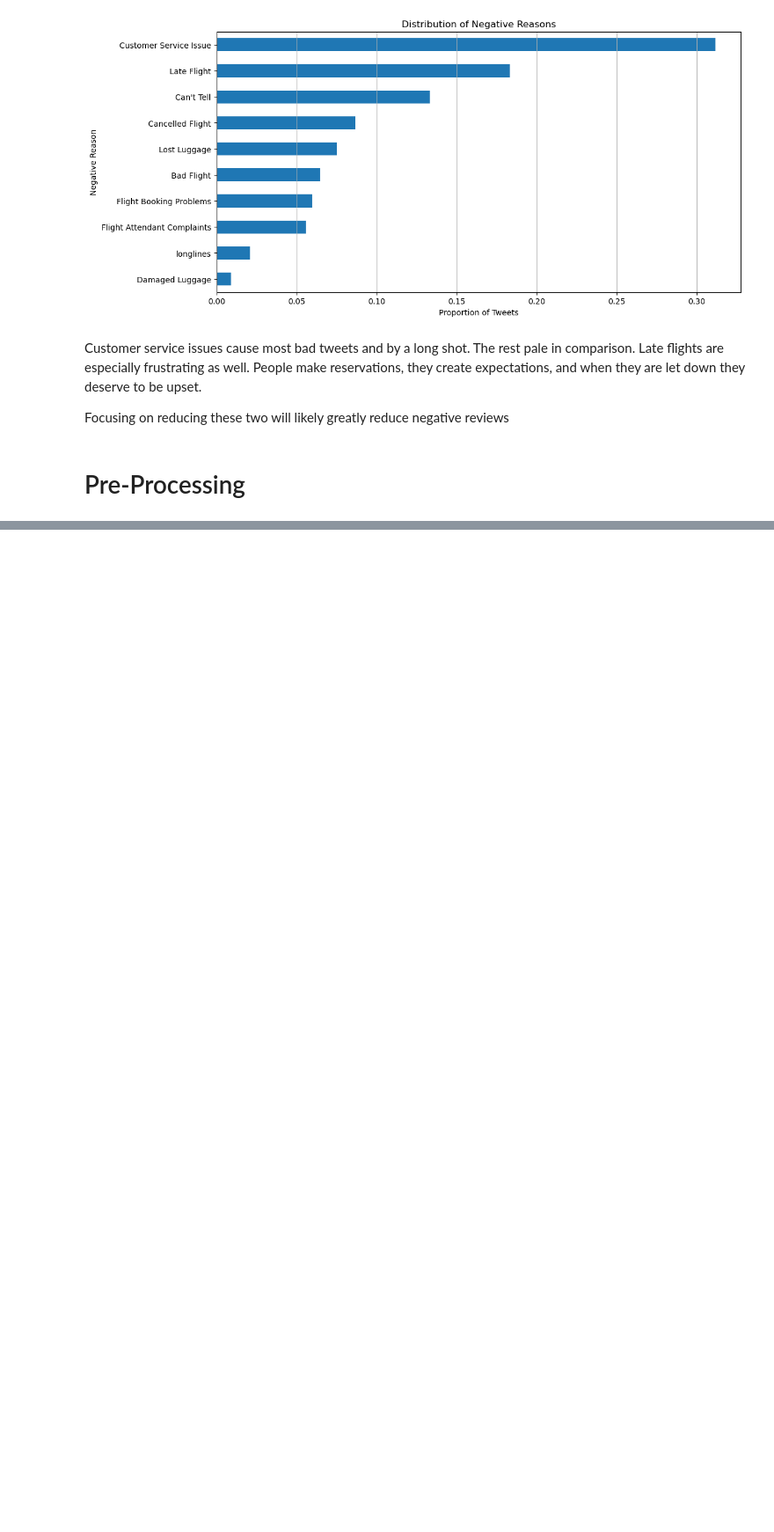
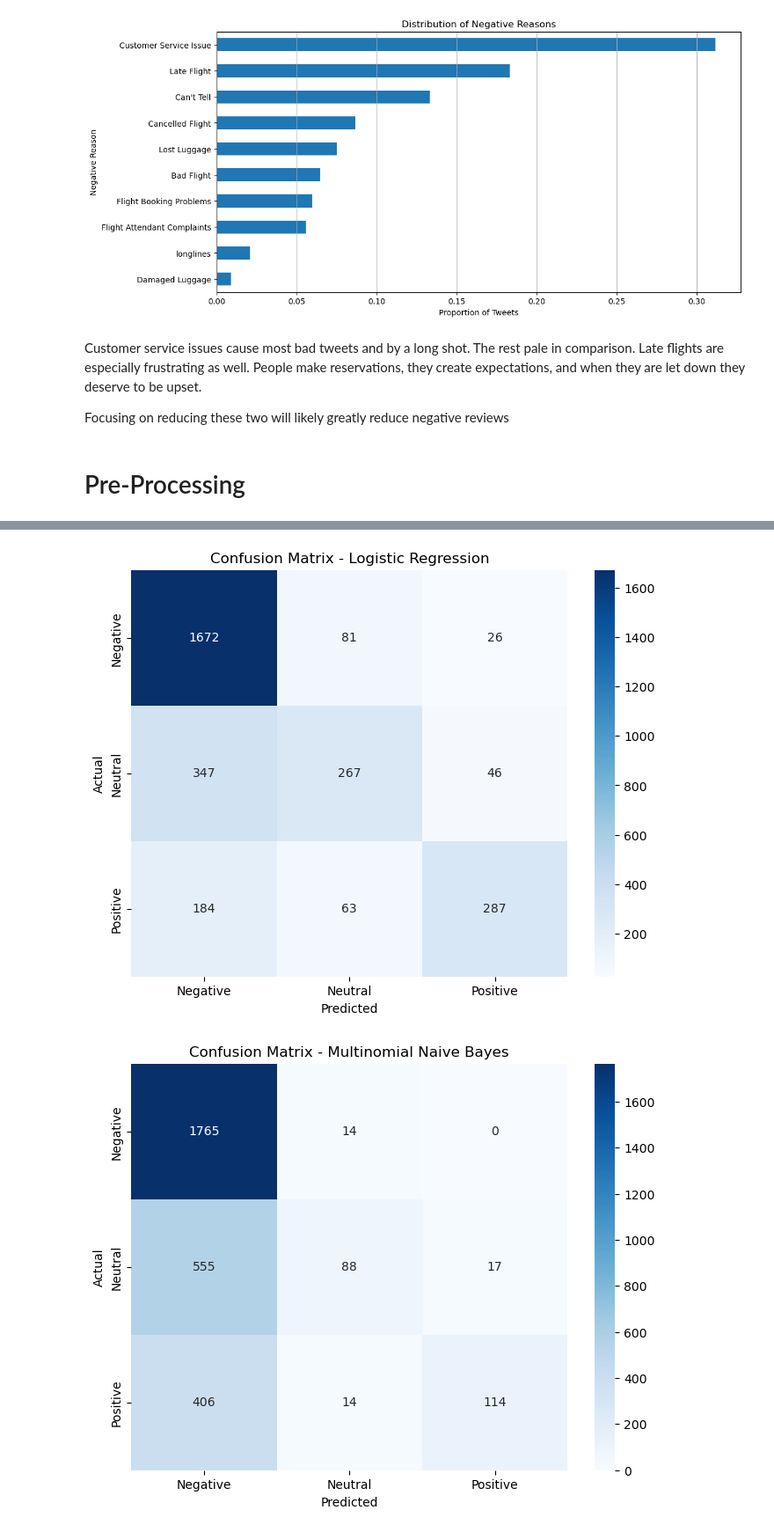
Before and after one commit to fndou05/Airline-User-Sentiment-Analysis, a Jupyter notebook: code/Airline Sentiment Analysis.ipynb, the cells around one changed output, grey strips where cells are left out. Shown at 88% size. Cells and saved outputs as stored; diff of their text form; code cells hidden in the pictures; blank space fills up the shorter version.

```diff
--- a/code/Airline Sentiment Analysis.ipynb
+++ b/code/Airline Sentiment Analysis.ipynb
@@ -362,0 +453,18 @@ Focusing on reducing these two will likely greatly reduce negative reviews
+# %%
+# Create a TF-IDF vectorizer
+tf_vectorizer = TfidfVectorizer()
+
+# Fit and transform the training data
+train_tfidf_model = tf_vectorizer.fit_transform(train_tweets)
+
+# Get the feature names (words)
+feature_names = tf_vectorizer.get_feature_names_out()
+
+# Transform the test data using the same vectorizer
+test_tfidf_model = tf_vectorizer.transform(test_tweets)
+
+# Create DataFrames for the TF-IDF features
+train_tfidf_df = pd.DataFrame(train_tfidf_model.toarray(), columns=feature_names)
+test_tfidf_df = pd.DataFrame(test_tfidf_model.toarray(), columns=feature_names)
+
+train_tfidf_df
@@ -362,0 +656,15 @@ Focusing on reducing these two will likely greatly reduce negative reviews
+# %%
+for i in range(len(saved_tf_models)):
+    model = saved_tf_models[i]
+    lbl_pred = model.predict(test_tfidf_model)
+    cm = confusion_matrix(test_df.airline_sentiment, lbl_pred)
+
+    plt.figure(figsize=(8, 6))
+    sns.heatmap(cm, annot=True, fmt="d", cmap="Blues", xticklabels=['Negative', 'Neutral', 'Positive'], yticklabels=['Negative', 'Neutral', 'Positive'])
+    plt.xlabel("Predicted")
+    plt.ylabel("Actual")
+    plt.title(f'Confusion Matrix - {model_names[i]}')
+    plt.show()
+# %% [output]
+[figure, added]
+[figure, added]
```
Also changed, not shown: parts of 24 cells of this notebook.
